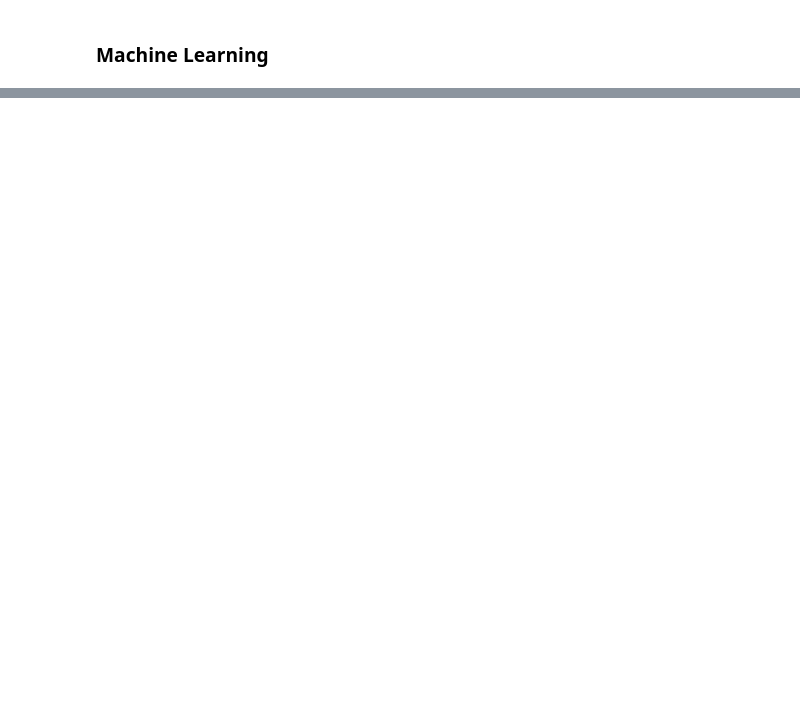
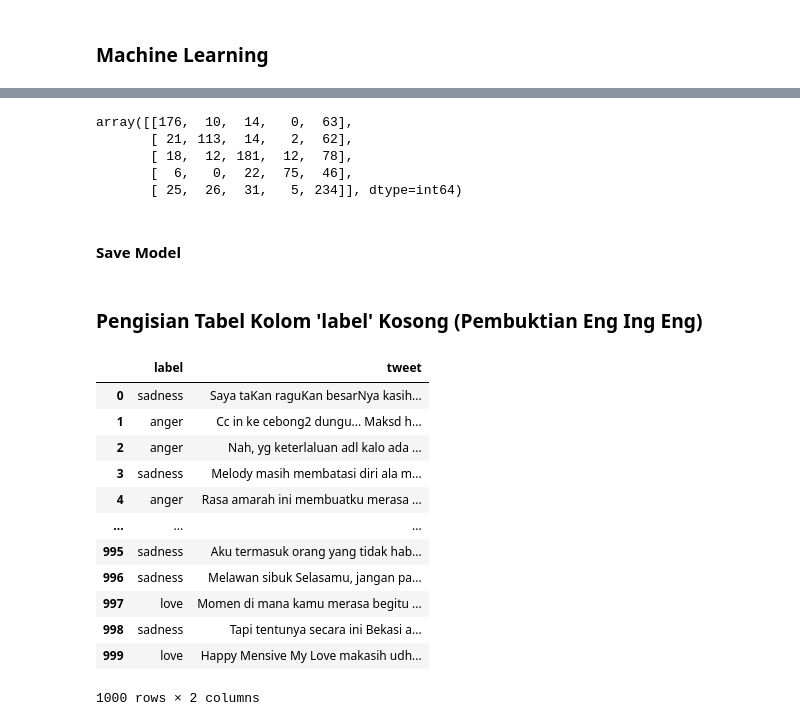
Before and after one commit to ReyhanPA/IFEST-Lesti, a Jupyter notebook: sourceCode.ipynb, the cells around one changed output, grey strips where cells are left out. Saved outputs shown, nothing was run; the diff lists cells and outputs as text; code cells hidden in the pictures; blank space fills up the shorter version.

```diff
--- a/sourceCode.ipynb
+++ b/sourceCode.ipynb
@@ -189,0 +221,5 @@ joy_doc
+# %%
+# Vectorizer
+
+cv = CountVectorizer()
+X = cv.fit_transform(xfeatures)
@@ -189,0 +241,10 @@ joy_doc
+# %%
+# Split Dataset
+
+xtrain,xtest,ytrain,ytest= train_test_split(X,ylabels,test_size=0.3,random_state=42)
+# %%
+#Model Building
+#MultinomialNB
+
+nvmodel = MultinomialNB()
+nvmodel.fit(xtrain,ytrain)
@@ -189,0 +295,9 @@ joy_doc
+# %%
+# Fungsi predict_emotion
+def predict_emotion (teks, model) :
+    myvect = cv.transform(teks).toarray()
+    prediction = model.predict(myvect)
+    pred_proba = model.predict_proba(myvect)
+    pred_percentage_for_all = dict(zip(model.classes_, pred_proba[0]))
+    #print("Prediksi : {}, Skor Prediksi : {}".format(prediction[0], np.max(pred_proba)))
+    return prediction[0]
@@ -189,0 +326,11 @@ joy_doc
+# %%
+# Confusion
+confusion_matrix(ytest, y_pred_for_nv)
+# %% [output]
+array([[176,  10,  14,   0,  63],
+       [ 21, 113,  14,   2,  62],
+       [ 18,  12, 181,  12,  78],
+       [  6,   0,  22,  75,  46],
+       [ 25,  26,  31,   5, 234]], dtype=int64)
+# %% [markdown]
+#### Save Model
@@ -189,0 +342,22 @@ joy_doc
+# %% [markdown]
+### Pengisian Tabel Kolom 'label' Kosong (Pembuktian Eng Ing Eng)
+# %%
+# Pengisian Tabel dataset_prediksi
+for i in range(1000) :
+    dataset_prediksi.loc[i, "label"] = predict_emotion([dataset_prediksi.loc[i, "tweet"]], nvmodel)
+
+dataset_prediksi
+# %% [output]
+|  | label | tweet |
+| 0 | sadness | Saya taKan raguKan besarNya kasih... |
+| 1 | anger | Cc in ke cebong2 dungu... Maksd h... |
+| 2 | anger | Nah, yg keterlaluan adl kalo ada ... |
+| 3 | sadness | Melody masih membatasi diri ala m... |
+| 4 | anger | Rasa amarah ini membuatku merasa ... |
+| ... | ... | ... |
+| 995 | sadness | Aku termasuk orang yang tidak hab... |
+| 996 | sadness | Melawan sibuk Selasamu, jangan pa... |
+| 997 | love | Momen di mana kamu merasa begitu ... |
+| 998 | sadness | Tapi tentunya secara ini Bekasi a... |
+| 999 | love | Happy Mensive My Love makasih udh... |
+1000 rows × 2 columns
```
Also changed, not shown: parts of 25 cells of this notebook.
